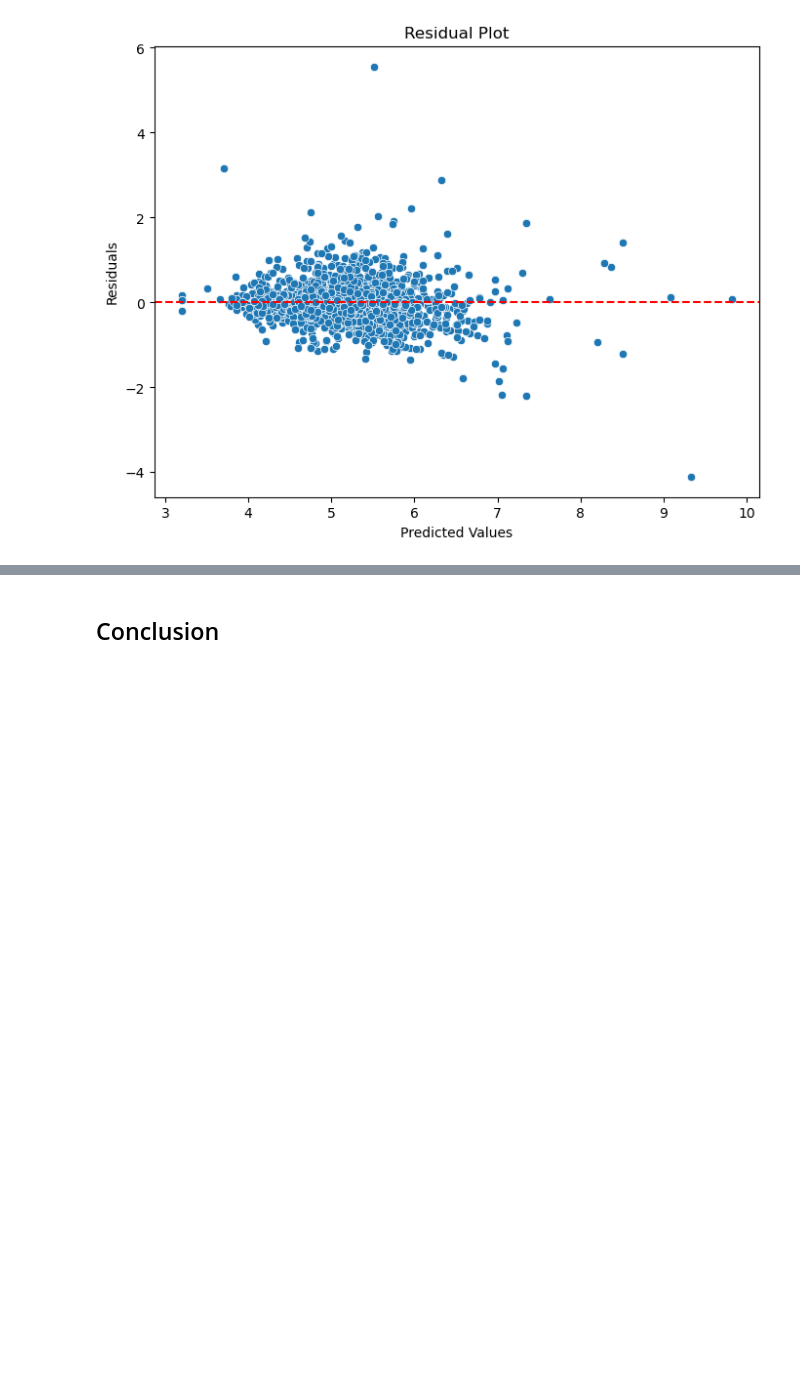
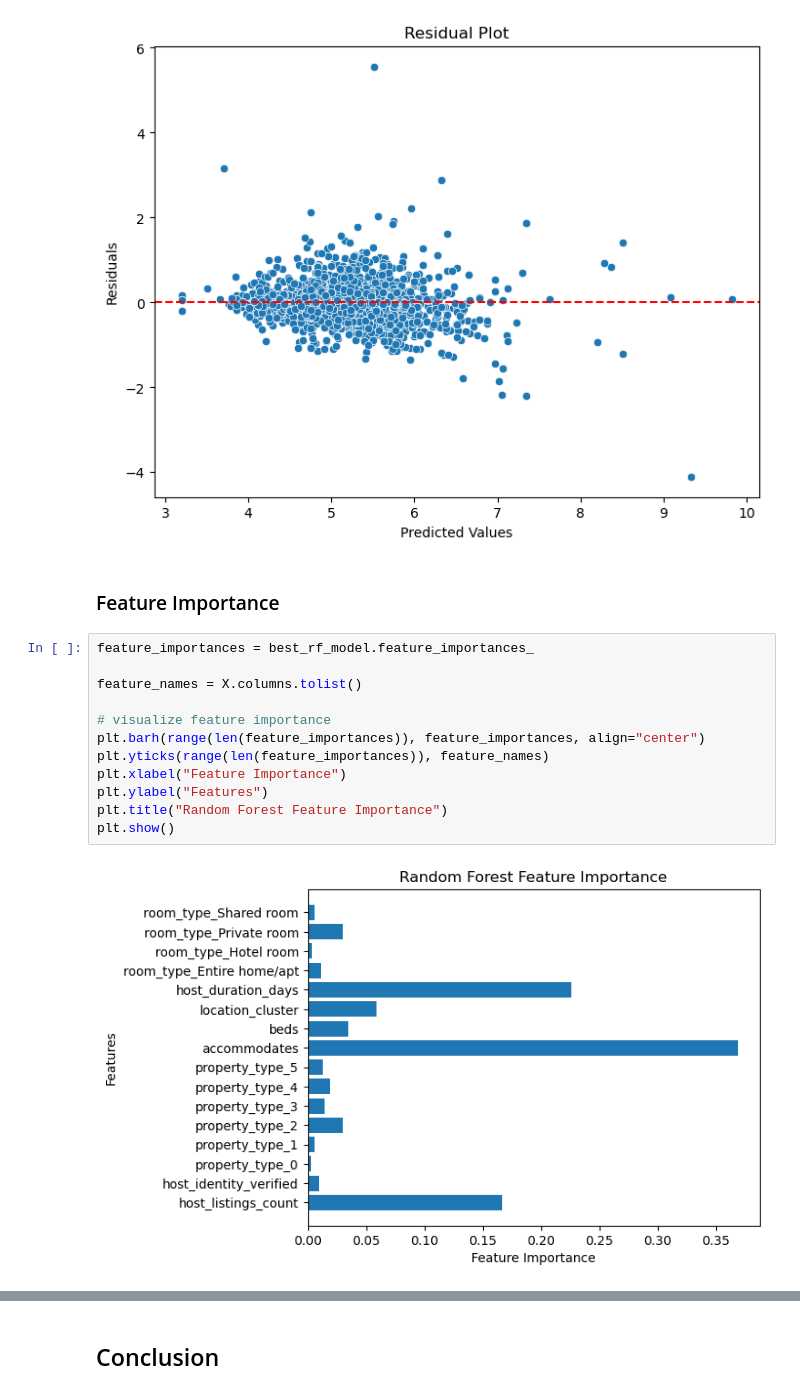
Before and after one commit to Belalsid94/Airbnb_Price_Rating_capstone, a Jupyter notebook: notebooks/Data PreProc and Modelling.ipynb, the cells around one changed output, grey strips where cells are left out. Saved outputs shown, nothing was run; the diff lists cells and outputs as text; blank space fills up the shorter version.

```diff
--- a/notebooks/Data PreProc and Modelling.ipynb
+++ b/notebooks/Data PreProc and Modelling.ipynb
@@ -175,3 +175,19 @@ plt.axhline(y=0, color='red', linestyle='--')
 plt.show()
 # %% [output]
 [figure]
+# %% [markdown]
+### Feature Importance
+# %%
+feature_importances = best_rf_model.feature_importances_
+
+feature_names = X.columns.tolist()
+
+# visualize feature importance
+plt.barh(range(len(feature_importances)), feature_importances, align="center")
+plt.yticks(range(len(feature_importances)), feature_names)
+plt.xlabel("Feature Importance")
+plt.ylabel("Features")
+plt.title("Random Forest Feature Importance")
+plt.show()
+# %% [output]
+[figure, added]
```
Also changed, not shown: parts of 4 cells of this notebook.
